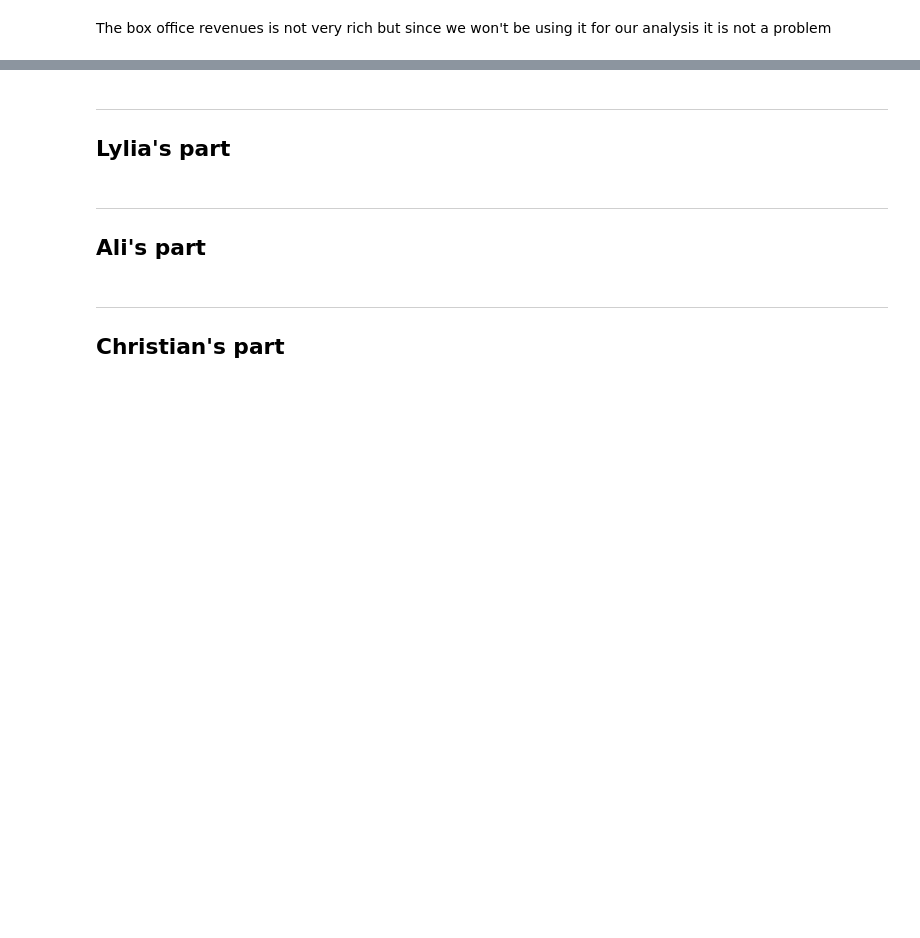
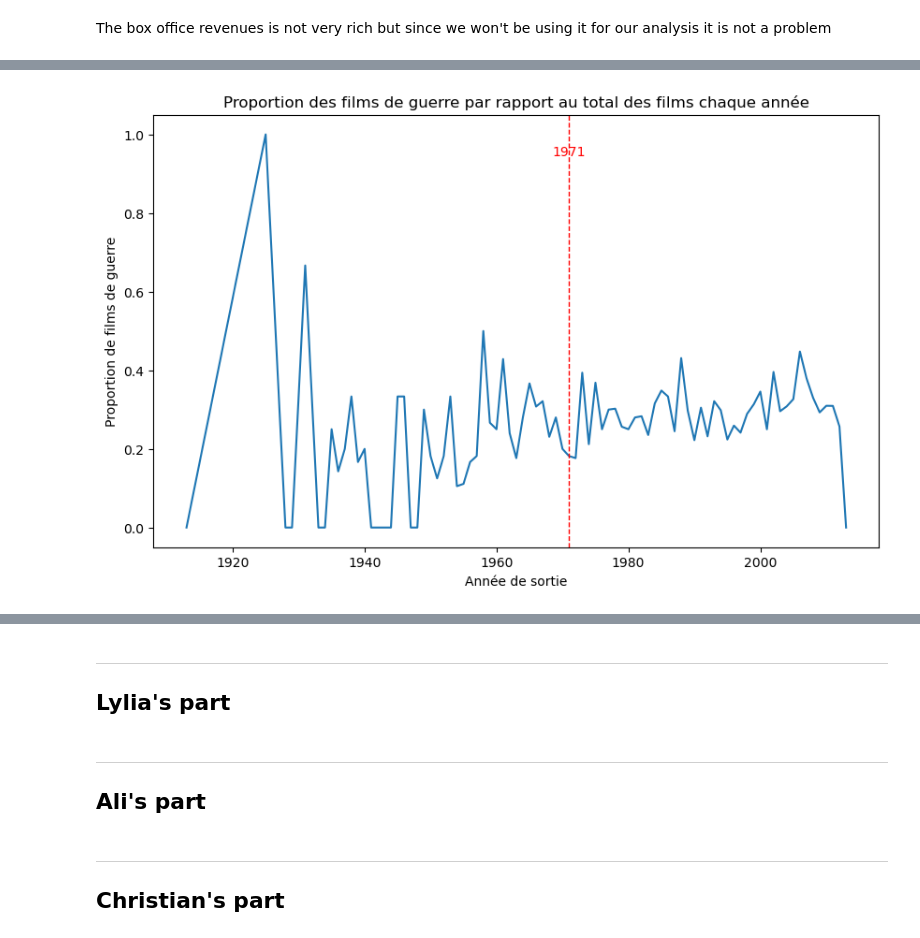
Before and after one commit to epfl-ada/ada-2024-project-arabsdatascientists2024, a Jupyter notebook: Exlploration_CMU.ipynb, the cells around one changed output, grey strips where cells are left out. Cells and saved outputs as stored; diff of their text form; code cells hidden in the pictures; blank space fills up the shorter version.

```diff
--- a/Exlploration_CMU.ipynb
+++ b/Exlploration_CMU.ipynb
@@ -271,0 +258,3 @@ Name: count, Length: 113, dtype: int64
+# %%
+movie_merged = pd.merge(movie_metadata, plot_summaries, on='WikipediaMovieID', how='left')
+movie_merged
@@ -302,9 +289,9 @@ def extract_year(date):
     else :
         return pd.NA
 
-movie_metadata['YearOfRelease'] = movie_metadata['ReleaseDate'].apply(extract_year)
+movie_merged['YearOfRelease'] = movie_merged['ReleaseDate'].apply(extract_year)
 
-movie_metadata
+movie_merged
 # %% [output]
 |  | WikipediaMovieID | FreebaseMovieID | MovieName | ReleaseDate | BoxOfficeRevenue | Runtime | Languages | ... |
 | 0 | 975900 | /m/03vyhn | Ghosts of Mars | 2001-08-24 | 14010832.0 | 98.0 | {"/m/02h40lc": "English Language"} | ... |
@@ -415,0 +397,5 @@ The box office revenues is not very rich but since we won't be using it for our
+# %%
+movie_merged_sub = movie_merged[~movie_merged['PlotSummary'].isna()]
+War_movies = movie_merged_sub[(movie_merged_sub['PlotSummary'].str.contains('war', 'War')) & ~(movie_merged_sub['YearOfRelease'].isna())]
+
+War_movies
@@ -415,0 +423,4 @@ The box office revenues is not very rich but since we won't be using it for our
+# %%
+War_movies_Bangladesh_India = movie_merged_sub[(movie_merged_sub['PlotSummary'].str.contains('war', 'War')) & ~(movie_merged_sub['YearOfRelease'].isna()) & (movie_merged_sub['Countries'].str.contains('India', 'Bangladesh'))]
+IndianBangal_movies = movie_merged_sub[~(movie_merged_sub['YearOfRelease'].isna()) & (movie_merged_sub['Countries'].str.contains('India', 'Bangladesh'))]
+War_movies_Bangladesh_India
@@ -415,0 +441,19 @@ The box office revenues is not very rich but since we won't be using it for our
+# %%
+total_movies_per_year = IndianBangal_movies['YearOfRelease'].value_counts().sort_index()
+
+war_movies_per_year = War_movies_Bangladesh_India['YearOfRelease'].value_counts().sort_index()
+
+proportion_war_movies = (war_movies_per_year / total_movies_per_year).fillna(0)
+
+plt.figure(figsize=(10, 6))
+proportion_war_movies.plot(kind='line', linestyle='-')
+plt.xlabel('Année de sortie')
+plt.ylabel('Proportion de films de guerre')
+plt.title('Proportion des films de guerre par rapport au total des films chaque année')
+
+plt.axvline(1971, color='red', linestyle='--', linewidth=1)
+plt.text(1971, plt.ylim()[1] * 0.9, '1971', color='red', ha='center')
+
+plt.show()
+# %% [output]
+[figure, added]
```
Also changed, not shown: parts of 25 cells of this notebook.
